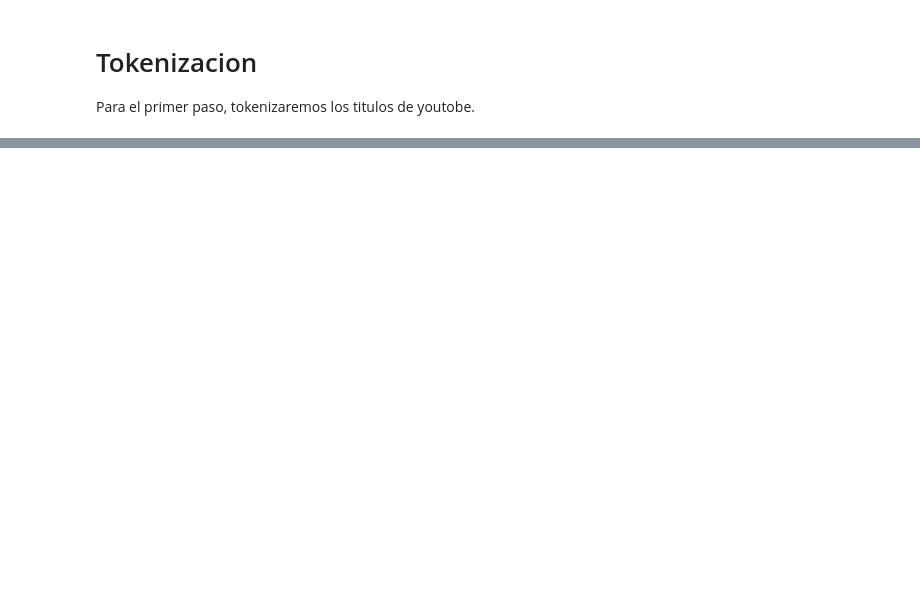
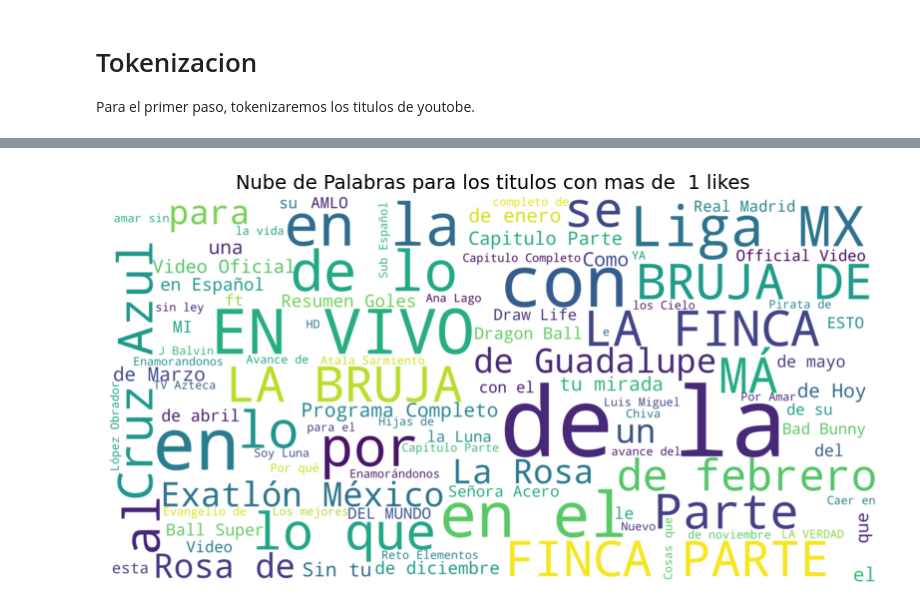
Before and after one commit to JuanSebastianGarcia/Analisis-de-yelp, a Jupyter notebook: src/parte2.ipynb, the cells around one changed output, grey strips where cells are left out. Drawn from its saved outputs; the diff is of its cells as text; code cells hidden in the pictures; blank space fills up the shorter version.

Commit message:
se realizo la nube de palabras

```diff
--- a/src/parte2.ipynb
+++ b/src/parte2.ipynb
@@ -4,13 +4,15 @@ Para el primer paso, tokenizaremos los titulos de youtobe.
 # %%
 import nltk
 import pandas as pd
+
 
 nltk.download('punkt')
 nltk.download('punkt_tab')
 
 # Cargar el archivo CSV
-data = pd.read_csv('../data/MXvideos.csv', nrows=40000, errors='ignore')  # Cargar las primeras 5000 filas
-allReviews = data['title']  # Extraer la columna de texto
+data = pd.read_csv('../data/MXvideos.csv', nrows=40000, encoding='utf-8', on_bad_lines='skip',
+                       encoding_errors='replace')
+allReviews = data['title']
 
 tokesReview ={}#arreglo de tokens
 
@@ -35,0 +40,56 @@ TypeError: read_csv() got an unexpected keyword argument 'errors'
+# %%
+from wordcloud import WordCloud # Importar las bibliotecas necesarias
+from nltk.corpus import stopwords
+import matplotlib.pyplot as plt
+from wordcloud import WordCloud
+
+nltk.download('stopwords')
+
+# Eliminamos los stopwords en inglés
+stop_words = set(stopwords.words('english'))
+
+
+#creamos un nuevo diccionario que almacena los tokens sin stopwords
+tokensTitle_clean={}
+
+# Iterar sobre cada review_id y su lista de tokens
+for review_id, tokens in tokesReview.items():
+    # Filtrar las stopwords de los tokens para cada reseña
+    tokens_clean = [word for word in tokens if word.lower() not in stop_words]
+
+    # Almacenar los tokens limpios en el nuevo diccionario con el mismo review_id
+    tokensTitle_clean[review_id] = tokens_clean
+
+
+
+# Definir la función word_cloud_rating
+def word_cloud_rating(data, likes, tokens_clean):
+
+    # Filtrar las reseñas que corresponden a un valor específico de estrellas
+    subset_data = data[data['likes'] >= likes]
+
+    # Filtrar los tokens correspondientes a cada video_id en el subset_data
+    filtered_tokens = []
+
+
+    # Filtrar los tokens correspondientes a cada video_id en el subset_data
+    filtered_tokens = [tokens_clean[row['video_id']] for _, row in subset_data.iterrows()]
+
+
+
+    # Unir todas los titulos en un solo texto
+    word_cloud_text = ' '.join([' '.join(tokens) for tokens in filtered_tokens])
+
+    # Generar la nube de palabras
+    wordcloud = WordCloud(max_font_size=100, max_words=100, background_color="white", scale=10, width=800, height=400).generate(word_cloud_text)
+
+    # Visualizar la nube de palabras
+    plt.figure(figsize=(10, 6))
+    plt.imshow(wordcloud, interpolation="bilinear")
+    plt.axis("off")
+    plt.title(f'Nube de Palabras para los titulos con mas de  {likes} likes', fontsize=14)
+    plt.show()
+
+# Llamar a la función para los titulos
+word_cloud_rating(data, 1, tokensTitle_clean)
+# %% [output]
@@ -35,0 +99 @@ TypeError: read_csv() got an unexpected keyword argument 'errors'
+[figure, added]
```
Also changed, not shown: parts of 3 cells of this notebook, 3 other files.
